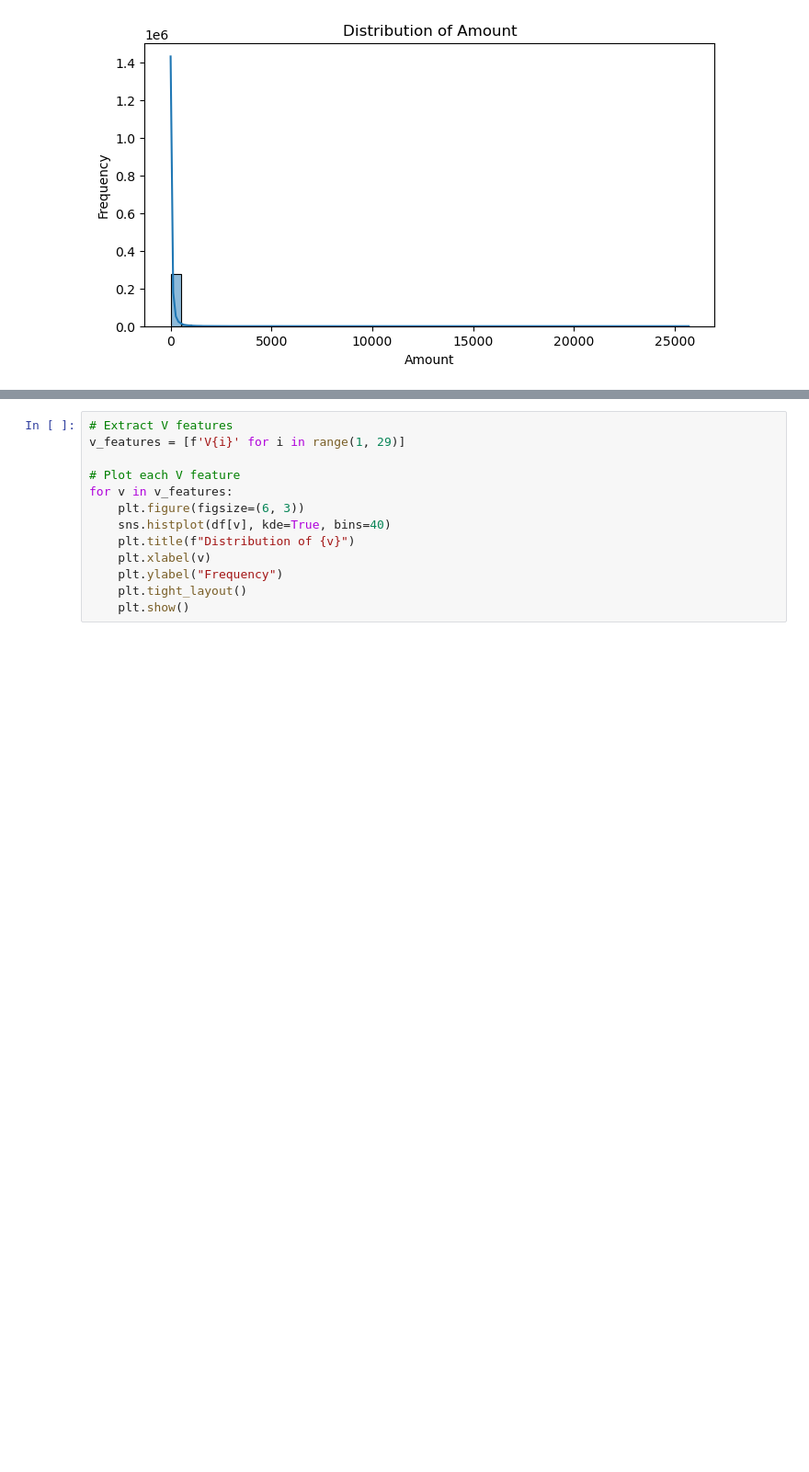
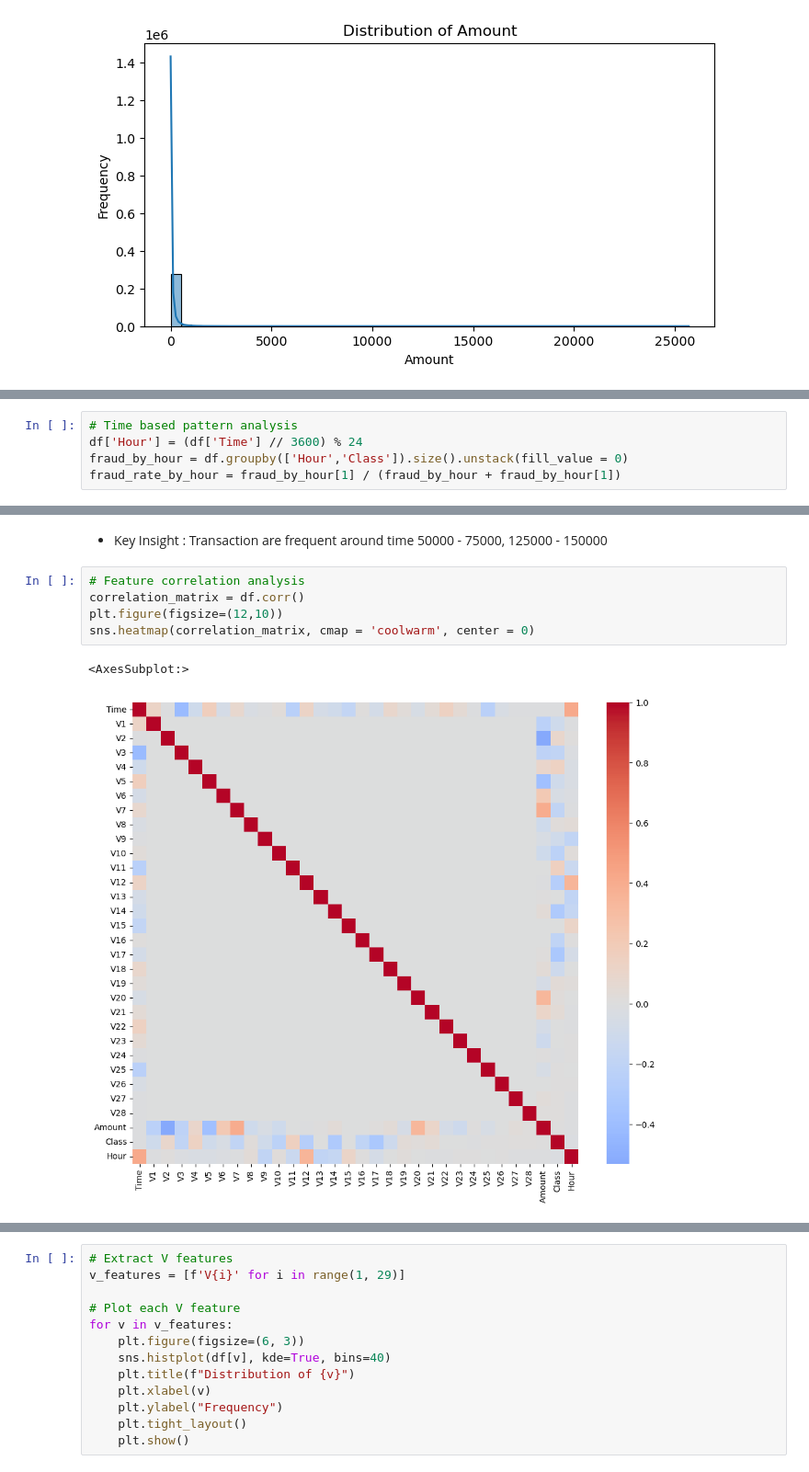
Before and after one commit to GawaleDhanshri/Credit-Card-Fraud-Detection, a Jupyter notebook: Credit Card Fraud Detection.ipynb, the cells around one changed output, grey strips where cells are left out. Shown at 92% size. Saved outputs shown, nothing was run; the diff lists cells and outputs as text; blank space fills up the shorter version.

```diff
--- a/Credit Card Fraud Detection.ipynb
+++ b/Credit Card Fraud Detection.ipynb
@@ -144,0 +98,5 @@ plt.show()
+# %%
+# Time based pattern analysis
+df['Hour'] = (df['Time'] // 3600) % 24
+fraud_by_hour = df.groupby(['Hour','Class']).size().unstack(fill_value = 0)
+fraud_rate_by_hour = fraud_by_hour[1] / (fraud_by_hour + fraud_by_hour[1])
@@ -144,0 +112,11 @@ plt.show()
+# %% [markdown]
+* Key Insight :
+Transaction are frequent around time 50000 - 75000, 125000 - 150000
+# %%
+# Feature correlation analysis
+correlation_matrix = df.corr()
+plt.figure(figsize=(12,10))
+sns.heatmap(correlation_matrix, cmap = 'coolwarm', center = 0)
+# %% [output]
+<AxesSubplot:>
+[figure, added]
```
Also changed, not shown: parts of 25 cells of this notebook.
